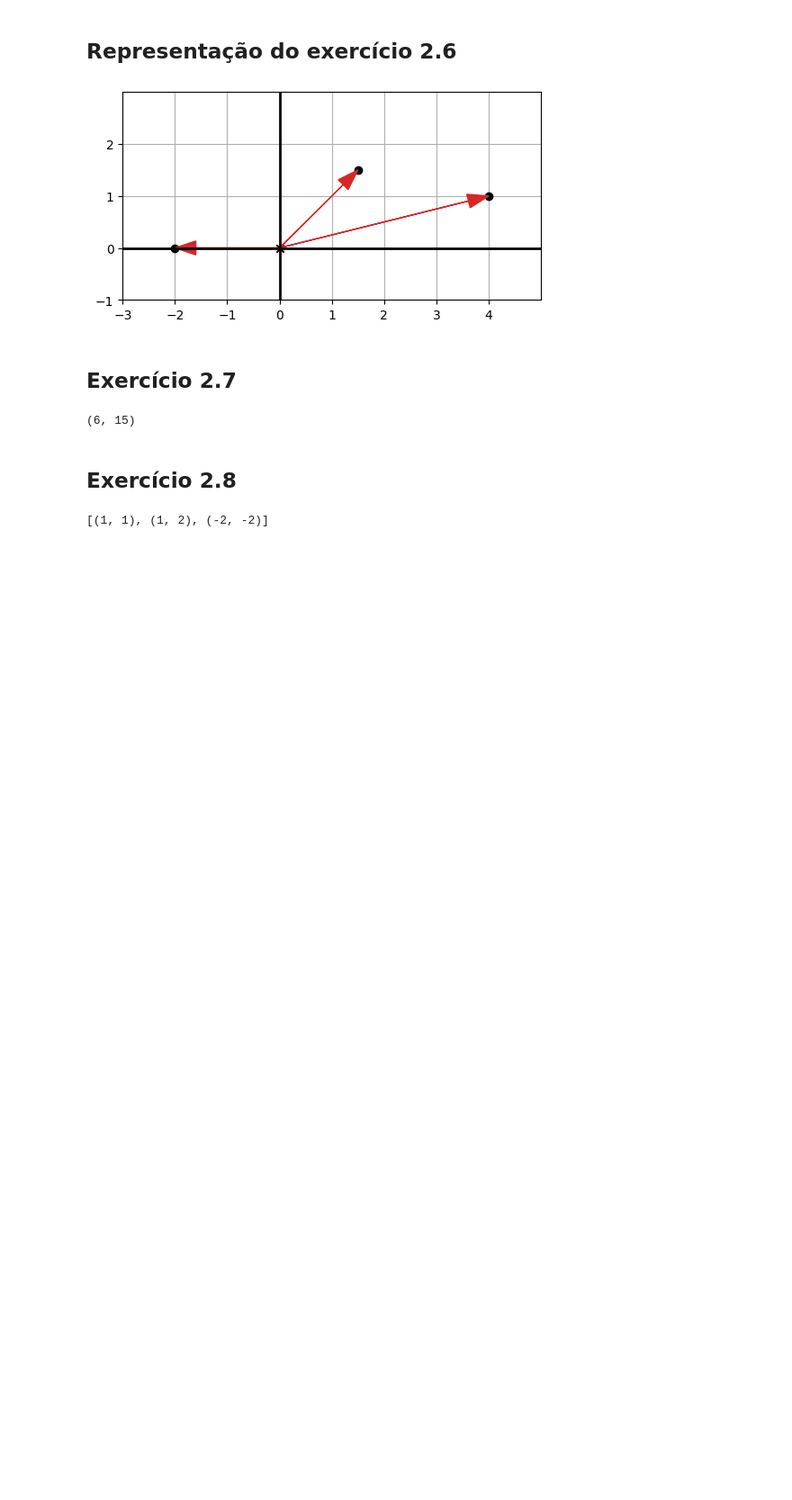
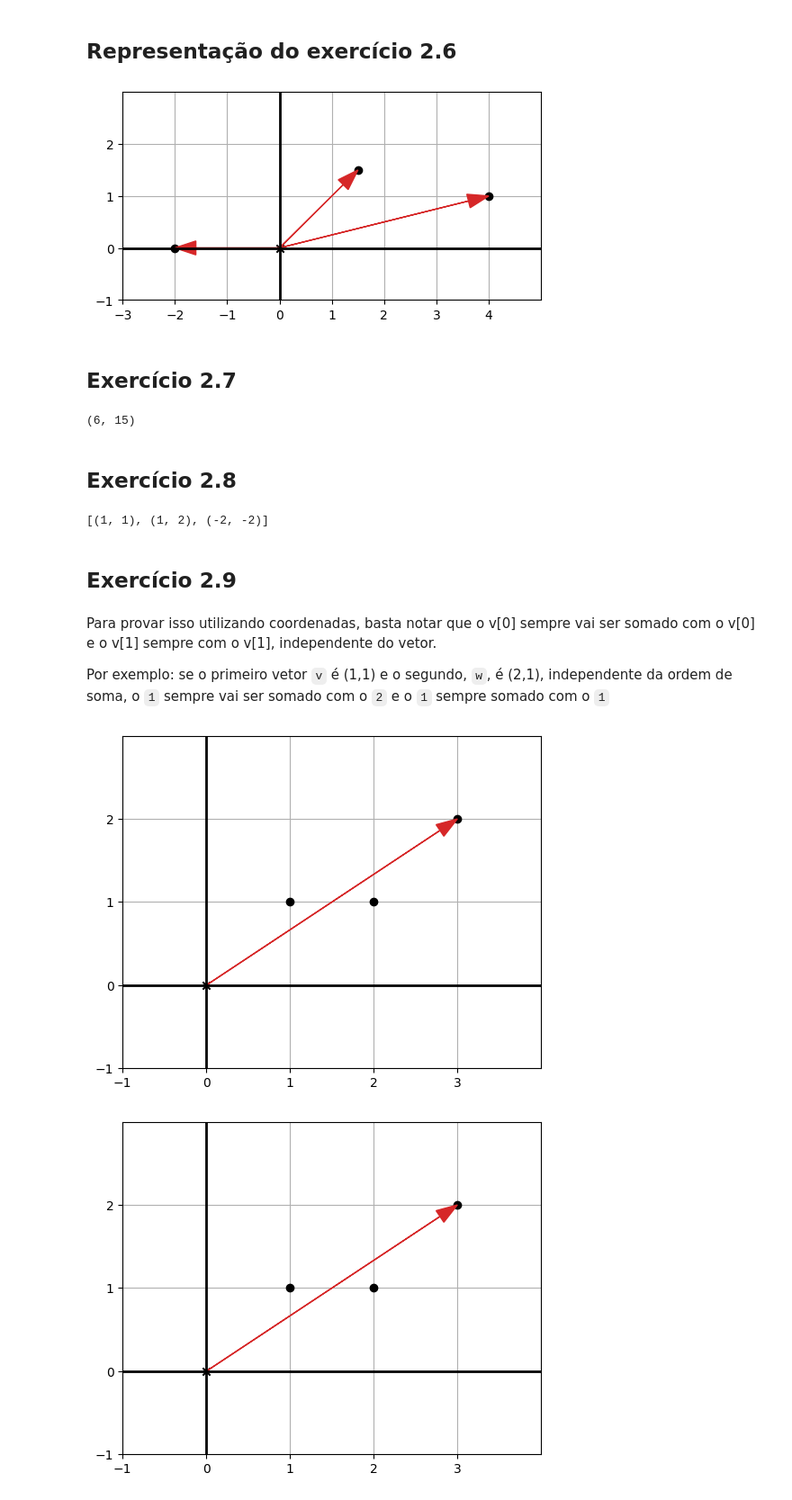
Before and after one commit to josinovmota/thinkatlas, a Jupyter notebook: labs/fundamentos_da_matemática/math_for_programmers.ipynb, the cells around one changed output. Shown at 90% size. Saved outputs shown, nothing was run; the diff lists cells and outputs as text; code cells hidden in the pictures; blank space fills up the shorter version.

```diff
--- a/labs/fundamentos_da_matemática/math_for_programmers.ipynb
+++ b/labs/fundamentos_da_matemática/math_for_programmers.ipynb
@@ -79,3 +79,26 @@ def translate(translation, vectors):
 print(translate((1,1), [(0,0), (0,1), (-3,-3)]))
 # %% [output]
 [(1, 1), (1, 2), (-2, -2)]
+# %% [markdown]
+## Exercício 2.9
+# %% [markdown]
+Para provar isso utilizando coordenadas, basta notar que o v[0] sempre vai ser somado com o v[0] e o v[1] sempre com o v[1], independente do vetor.
+
+Por exemplo: se o primeiro vetor `v` é (1,1) e o segundo, `w`, é (2,1), independente da ordem de soma, o `1` sempre vai ser somado com o `2` e o
+`1` sempre somado com o `1`
+# %%
+vectors_two_nine_first_case = [(1,1), (2,1)]
+vectors_two_nine_second_case = [(2,1), (1,1)]
+
+# First case
+draw(Points(*vectors_two_nine_first_case),
+     Points(add((1,1), (2,1))),
+     Arrow((add((1,1), (2,1))), (0,0)))
+
+# Second case
+draw(Points(*vectors_two_nine_second_case),
+     Points(add((2,1), (1,1))),
+     Arrow((add((2,1), (1,1))), (0,0)))
+# %% [output]
+[figure, added]
+[figure, added]
```
Also changed, not shown: parts of 4 cells of this notebook.
